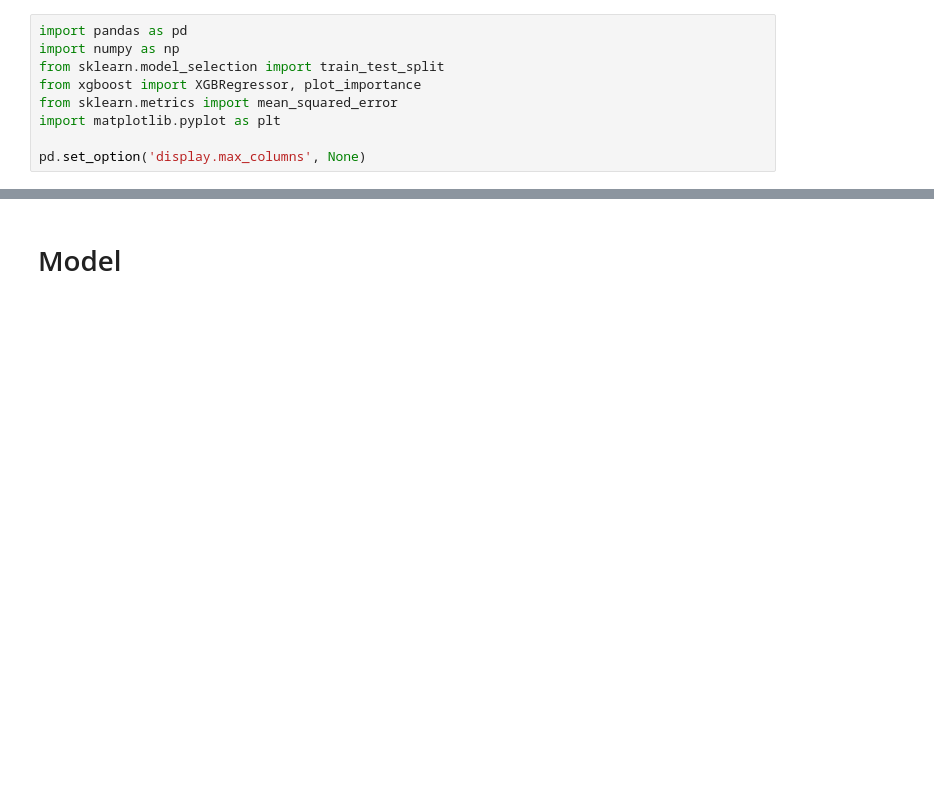
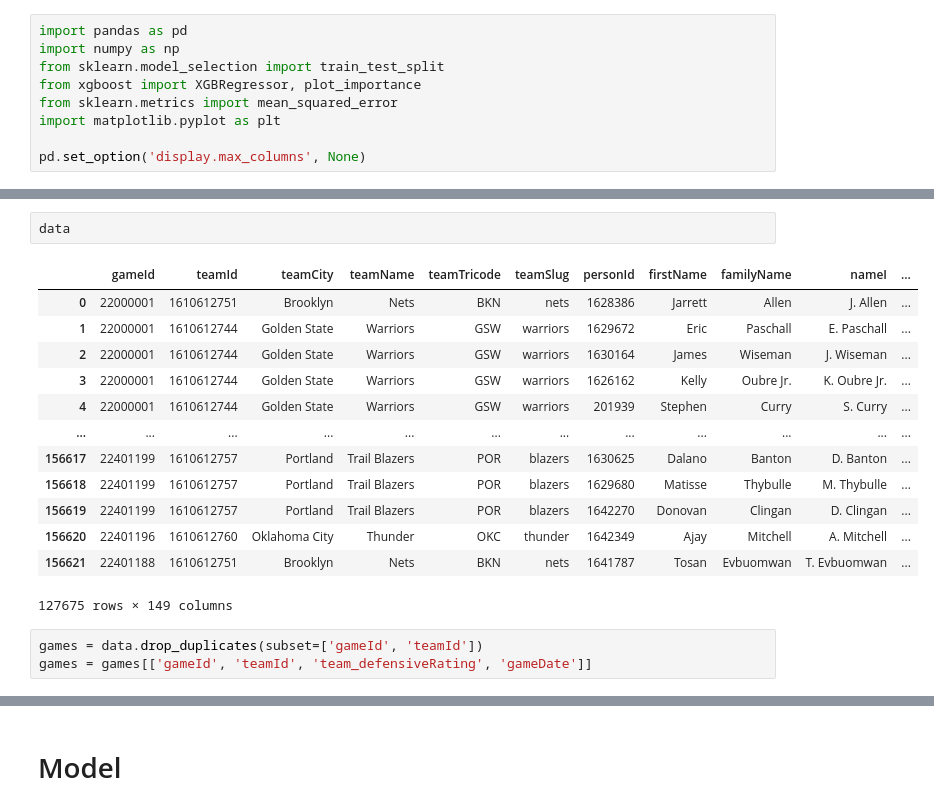
Before and after one commit to gaborszita/cmpsc-190a-project, a Jupyter notebook: owen_data.ipynb, the cells around one changed output, grey strips where cells are left out. Cells and saved outputs as stored; diff of their text form; blank space fills up the shorter version.

```diff
--- a/owen_data.ipynb
+++ b/owen_data.ipynb
@@ -62,0 +80,19 @@ rolling_5('AST')
+# %%
+data
+# %% [output]
+|  | gameId | teamId | teamCity | teamName | teamTricode | teamSlug | personId | firstName | familyName | nameI | ... |
+| 0 | 22000001 | 1610612751 | Brooklyn | Nets | BKN | nets | 1628386 | Jarrett | Allen | J. Allen | ... |
+| 1 | 22000001 | 1610612744 | Golden State | Warriors | GSW | warriors | 1629672 | Eric | Paschall | E. Paschall | ... |
+| 2 | 22000001 | 1610612744 | Golden State | Warriors | GSW | warriors | 1630164 | James | Wiseman | J. Wiseman | ... |
+| 3 | 22000001 | 1610612744 | Golden State | Warriors | GSW | warriors | 1626162 | Kelly | Oubre Jr. | K. Oubre Jr. | ... |
+| 4 | 22000001 | 1610612744 | Golden State | Warriors | GSW | warriors | 201939 | Stephen | Curry | S. Curry | ... |
+| ... | ... | ... | ... | ... | ... | ... | ... | ... | ... | ... | ... |
+| 156617 | 22401199 | 1610612757 | Portland | Trail Blazers | POR | blazers | 1630625 | Dalano | Banton | D. Banton | ... |
+| 156618 | 22401199 | 1610612757 | Portland | Trail Blazers | POR | blazers | 1629680 | Matisse | Thybulle | M. Thybulle | ... |
+| 156619 | 22401199 | 1610612757 | Portland | Trail Blazers | POR | blazers | 1642270 | Donovan | Clingan | D. Clingan | ... |
+| 156620 | 22401196 | 1610612760 | Oklahoma City | Thunder | OKC | thunder | 1642349 | Ajay | Mitchell | A. Mitchell | ... |
+| 156621 | 22401188 | 1610612751 | Brooklyn | Nets | BKN | nets | 1641787 | Tosan | Evbuomwan | T. Evbuomwan | ... |
+127675 rows × 149 columns
+# %%
+games = data.drop_duplicates(subset=['gameId', 'teamId'])
+games = games[['gameId', 'teamId', 'team_defensiveRating', 'gameDate']]
```
Also changed, not shown: parts of 25 cells of this notebook, 6 other files.
